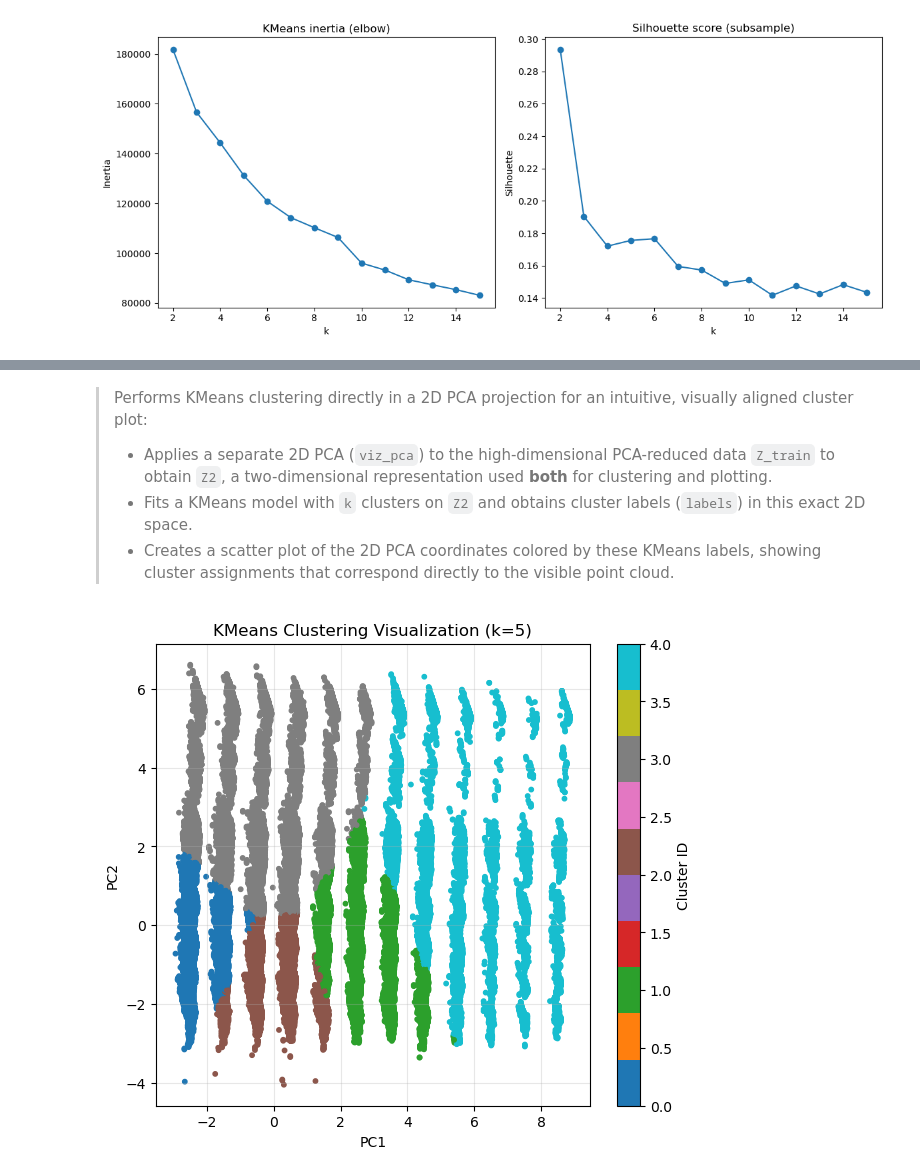
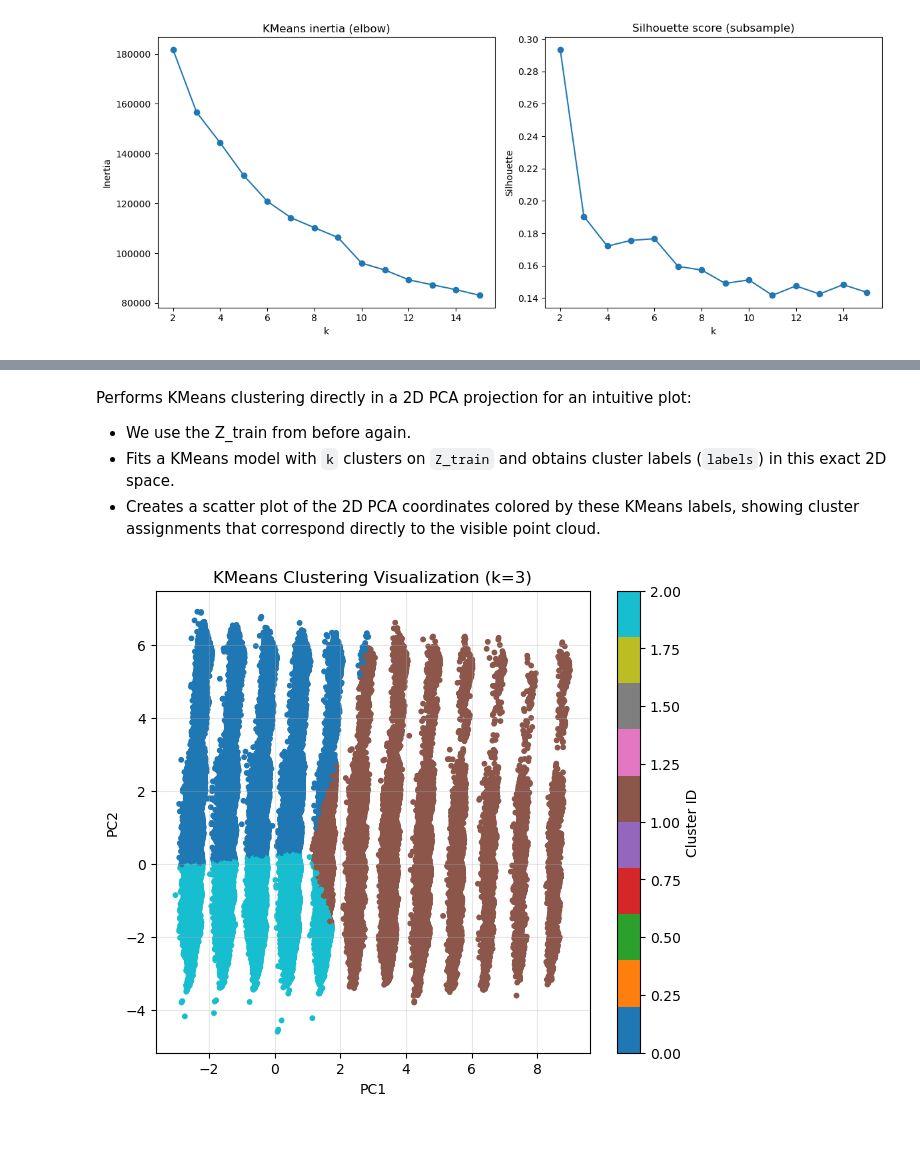
Before and after one commit to mindenki/2025-ITU-MachineLearning-Project-Claims-Risk-zrt, a Jupyter notebook: notebooks/02_PCA_Clustering_raw.ipynb, the cells around one changed output, grey strips where cells are left out. Cells and saved outputs as stored; diff of their text form; code cells hidden in the pictures; blank space fills up the shorter version.

Commit message:
finalized PCA and Clustering notebooks

```diff
--- a/notebooks/02_PCA_Clustering_raw.ipynb
+++ b/notebooks/02_PCA_Clustering_raw.ipynb
@@ -72,12 +67,10 @@ def preprocess(
     ohe_cols = [c for c in cat_all if c not in ord_cols]
 
     num_pipe = Pipeline([
-        ("impute", SimpleImputer(strategy="median")),
         ("scale", StandardScaler(with_mean=True, with_std=True)),
     ])
 
     ord_pipe = Pipeline([
-        ("impute", SimpleImputer(strategy="most_frequent")),
         ("ord", OrdinalEncoder(
             categories=ord_categories,
             handle_unknown="use_encoded_value",
@@ -86,7 +79,6 @@ def preprocess(
     ]) if ord_cols else "drop"
 
     ohe_pipe = Pipeline([
-        ("impute", SimpleImputer(strategy="most_frequent")),
         ("ohe", OneHotEncoder(handle_unknown="ignore", sparse_output=False, dtype=np.float32)),
     ]) if ohe_cols else "drop"
 
@@ -103,10 +95,8 @@ def preprocess(
     print(f"Train: {X_train.shape} | {'sparse' if sparse.isspmatrix(X_train) else 'dense'}")
     print(f"Test : {X_test.shape}  | {'sparse' if sparse.isspmatrix(X_test) else 'dense'}")
     print("Numeric:", len(num_cols), "| Ordinal:", len(ord_cols), "| OHE:", len(ohe_cols))
-    if "VehPower" in ord_cols:
-        print("VehPower order:", ord_categories[ord_cols.index("VehPower")])
-    if "Area" in ord_cols:
-        print("Area order:", ord_categories[ord_cols.index("Area")])
+    print("VehPower order:", ord_categories[ord_cols.index("VehPower")])
+    print("Area order:", ord_categories[ord_cols.index("Area")])
 
     return X_train, X_test, pre, {"num": num_cols, "ord": ord_cols, "ohe": ohe_cols}
 # %% [markdown]
@@ -136,5 +126,5 @@ def elbow_on_train(X_train: int, randomized: bool, seed: int, target: float):
     plt.grid(True)
     plt.show()
 
-    return reducer, evr, cum, int(np.searchsorted(cum, target) + 1)
+    return reducer, cum, int(np.searchsorted(cum, target) + 1)
 # %% [markdown]
@@ -146,13 +136,10 @@ def elbow_on_train(X_train: int, randomized: bool, seed: int, target: float):
 # %%
 X_train, X_test, pre, col = preprocess(train_df, test_df)
-probe, evr, cum, k = elbow_on_train(X_train, True, 42, 0.9)
+probe, cum, k = elbow_on_train(X_train, True, 42, 0.9)
 reducer = PCA(n_components=k, svd_solver="randomized", iterated_power=7, random_state=42)
-reducer.fit(X_train)
 
-Z_train = reducer.transform(X_train)
+Z_train = reducer.fit_transform(X_train)
 Z_test = reducer.transform(X_test)
-
-evr_final = reducer.explained_variance_ratio_
 
 evr_final = reducer.explained_variance_ratio_
 print("Z_train shape:", Z_train.shape, "Z_test shape:", Z_test.shape)
@@ -237,6 +222,6 @@ inertias, silhouettes = find_best_k(Z_train)
 # %%
 # k_best = np.argmax(silhouettes) + 2
-k_best = 5
+k_best = 3
 kmeans = KMeans(n_clusters=k_best, n_init="auto", random_state=42)
 cluster_train = kmeans.fit_predict(Z_train)
 cluster_test  = kmeans.predict(Z_test)
@@ -270,20 +244,17 @@ plt.show()
 # %% [markdown]
-> Performs KMeans clustering directly in a 2D PCA projection for an intuitive, visually aligned cluster plot:
-> - Applies a separate 2D PCA (`viz_pca`) to the high-dimensional PCA-reduced data `Z_train` to obtain `Z2`, a two-dimensional representation used **both** for clustering and plotting.
-> - Fits a KMeans model with `k` clusters on `Z2` and obtains cluster labels (`labels`) in this exact 2D space.
-> - Creates a scatter plot of the 2D PCA coordinates colored by these KMeans labels, showing cluster assignments that correspond directly to the visible point cloud.
+Performs KMeans clustering directly in a 2D PCA projection for an intuitive plot:
+- We use the Z_train from before again.
+- Fits a KMeans model with `k` clusters on `Z_train` and obtains cluster labels (`labels`) in this exact 2D space.
+- Creates a scatter plot of the 2D PCA coordinates colored by these KMeans labels, showing cluster assignments that correspond directly to the visible point cloud.
 # %%
-viz_pca = PCA(n_components=2, random_state=42)
-Z2 = viz_pca.fit_transform(Z_train)
-
 plt.figure(figsize=(7,6))
-labels = KMeans(n_clusters=k_best, n_init="auto", random_state=42).fit_predict(Z2)
-sc = plt.scatter(Z2[:,0], Z2[:,1], c=labels, cmap="tab10", s=10)
+labels = KMeans(n_clusters=k_best, n_init="auto", random_state=42).fit_predict(Z_train[:,0:2])
+sc = plt.scatter(Z_train[:,0], Z_train[:,1], c=labels, cmap="tab10", s=10)
 plt.title(f"KMeans Clustering Visualization (k={k_best})")
 plt.xlabel("PC1")
 plt.ylabel("PC2")
 plt.grid(True, alpha=0.3)
 plt.colorbar(sc, label="Cluster ID")
 plt.show();
 # %% [output]
-[figure, old version]
+[figure, new version]
```
Also changed, not shown: parts of 18 cells of this notebook, 1 other file.
